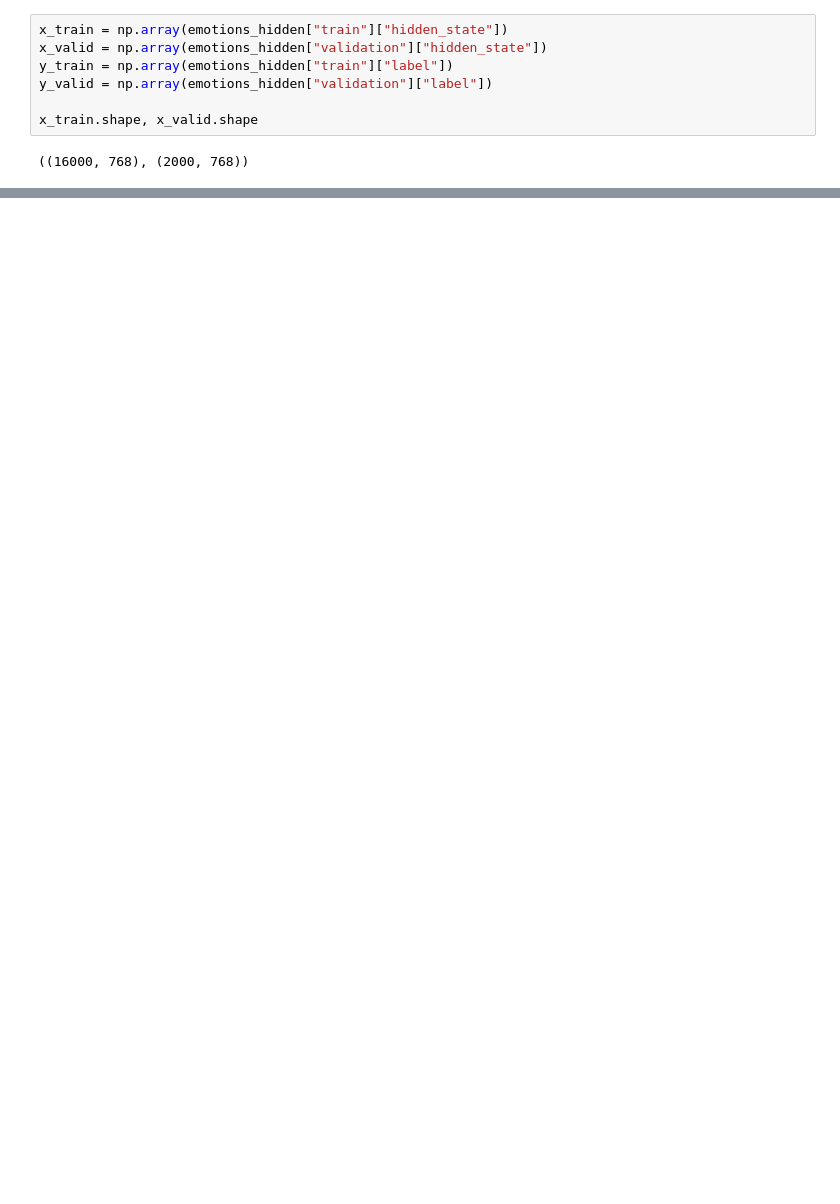
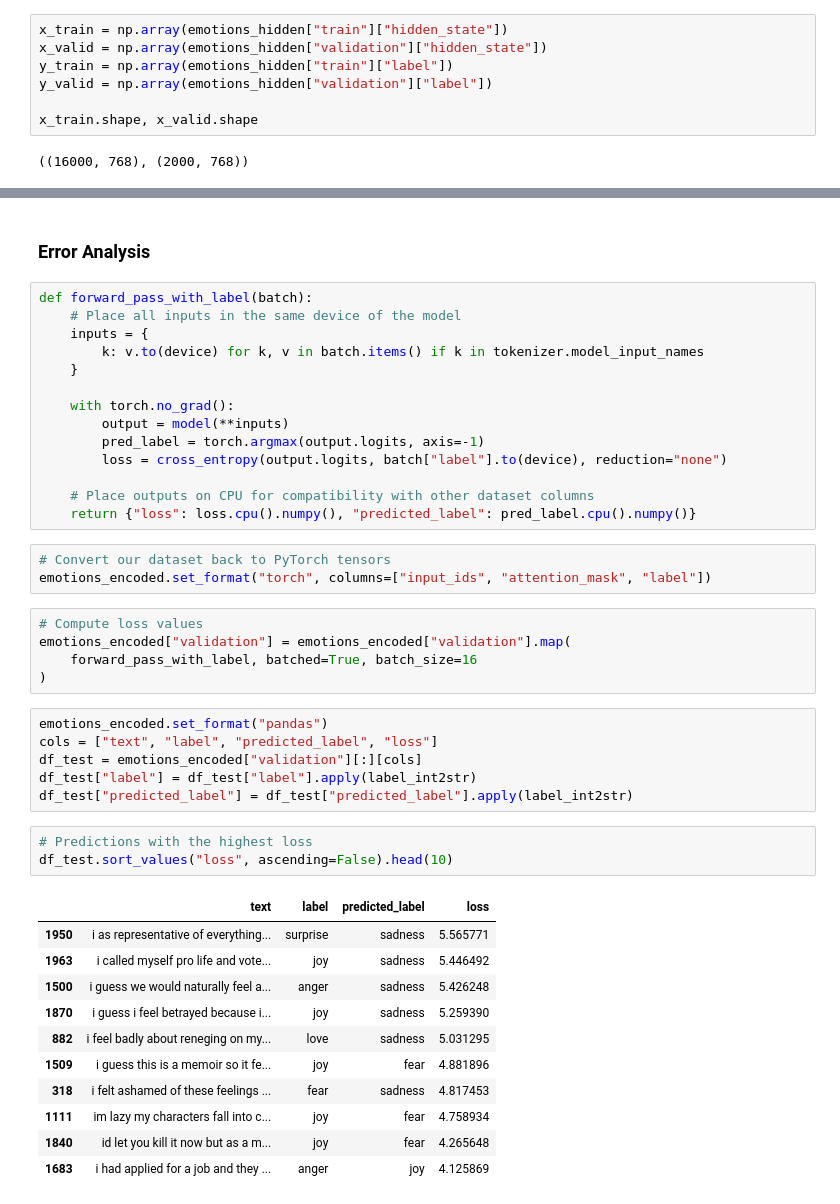
Before and after one commit to mmenendezg/Books, a Jupyter notebook: nlp-transformers/notebooks/2.text_classification.ipynb, the cells around one changed output, grey strips where cells are left out. Drawn from its saved outputs; the diff is of its cells as text; blank space fills up the shorter version.

```diff
--- a/nlp-transformers/notebooks/2.text_classification.ipynb
+++ b/nlp-transformers/notebooks/2.text_classification.ipynb
@@ -266,0 +542,45 @@ x_train.shape, x_valid.shape
+# %% [markdown]
+### Error Analysis
+# %%
+def forward_pass_with_label(batch):
+    # Place all inputs in the same device of the model
+    inputs = {
+        k: v.to(device) for k, v in batch.items() if k in tokenizer.model_input_names
+    }
+
+    with torch.no_grad():
+        output = model(**inputs)
+        pred_label = torch.argmax(output.logits, axis=-1)
+        loss = cross_entropy(output.logits, batch["label"].to(device), reduction="none")
+
+    # Place outputs on CPU for compatibility with other dataset columns
+    return {"loss": loss.cpu().numpy(), "predicted_label": pred_label.cpu().numpy()}
+# %%
+# Convert our dataset back to PyTorch tensors
+emotions_encoded.set_format("torch", columns=["input_ids", "attention_mask", "label"])
+# %%
+# Compute loss values
+emotions_encoded["validation"] = emotions_encoded["validation"].map(
+    forward_pass_with_label, batched=True, batch_size=16
+)
+# %%
+emotions_encoded.set_format("pandas")
+cols = ["text", "label", "predicted_label", "loss"]
+df_test = emotions_encoded["validation"][:][cols]
+df_test["label"] = df_test["label"].apply(label_int2str)
+df_test["predicted_label"] = df_test["predicted_label"].apply(label_int2str)
+# %%
+# Predictions with the highest loss
+df_test.sort_values("loss", ascending=False).head(10)
+# %% [output]
+|  | text | label | predicted_label | loss |
+| 1950 | i as representative of everything... | surprise | sadness | 5.565771 |
+| 1963 | i called myself pro life and vote... | joy | sadness | 5.446492 |
+| 1500 | i guess we would naturally feel a... | anger | sadness | 5.426248 |
+| 1870 | i guess i feel betrayed because i... | joy | sadness | 5.259390 |
+| 882 | i feel badly about reneging on my... | love | sadness | 5.031295 |
+| 1509 | i guess this is a memoir so it fe... | joy | fear | 4.881896 |
+| 318 | i felt ashamed of these feelings ... | fear | sadness | 4.817453 |
+| 1111 | im lazy my characters fall into c... | joy | fear | 4.758934 |
+| 1840 | id let you kill it now but as a m... | joy | fear | 4.265648 |
+| 1683 | i had applied for a job and they ... | anger | joy | 4.125869 |
```
Also changed, not shown: parts of 32 cells of this notebook, 2 other files.
